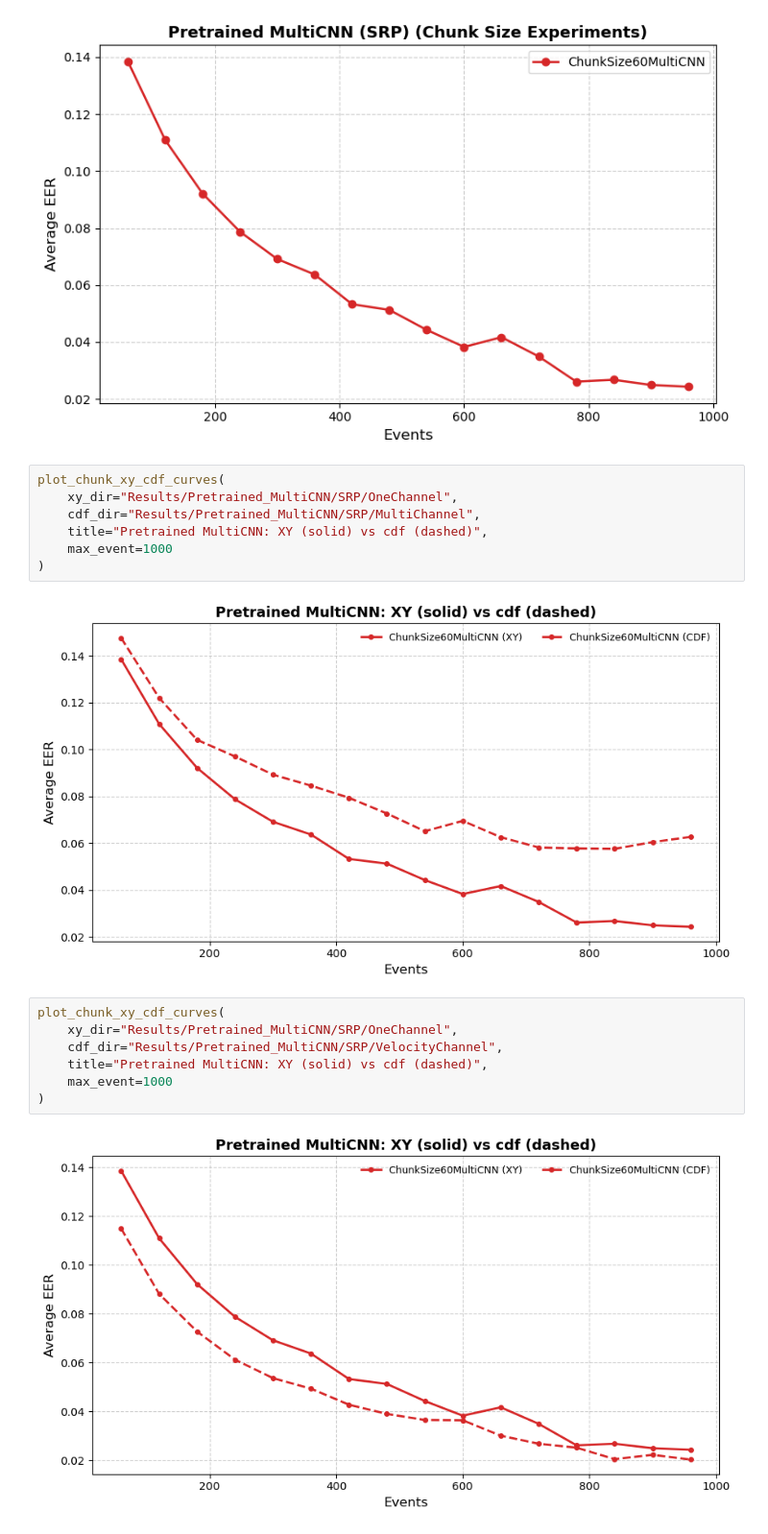
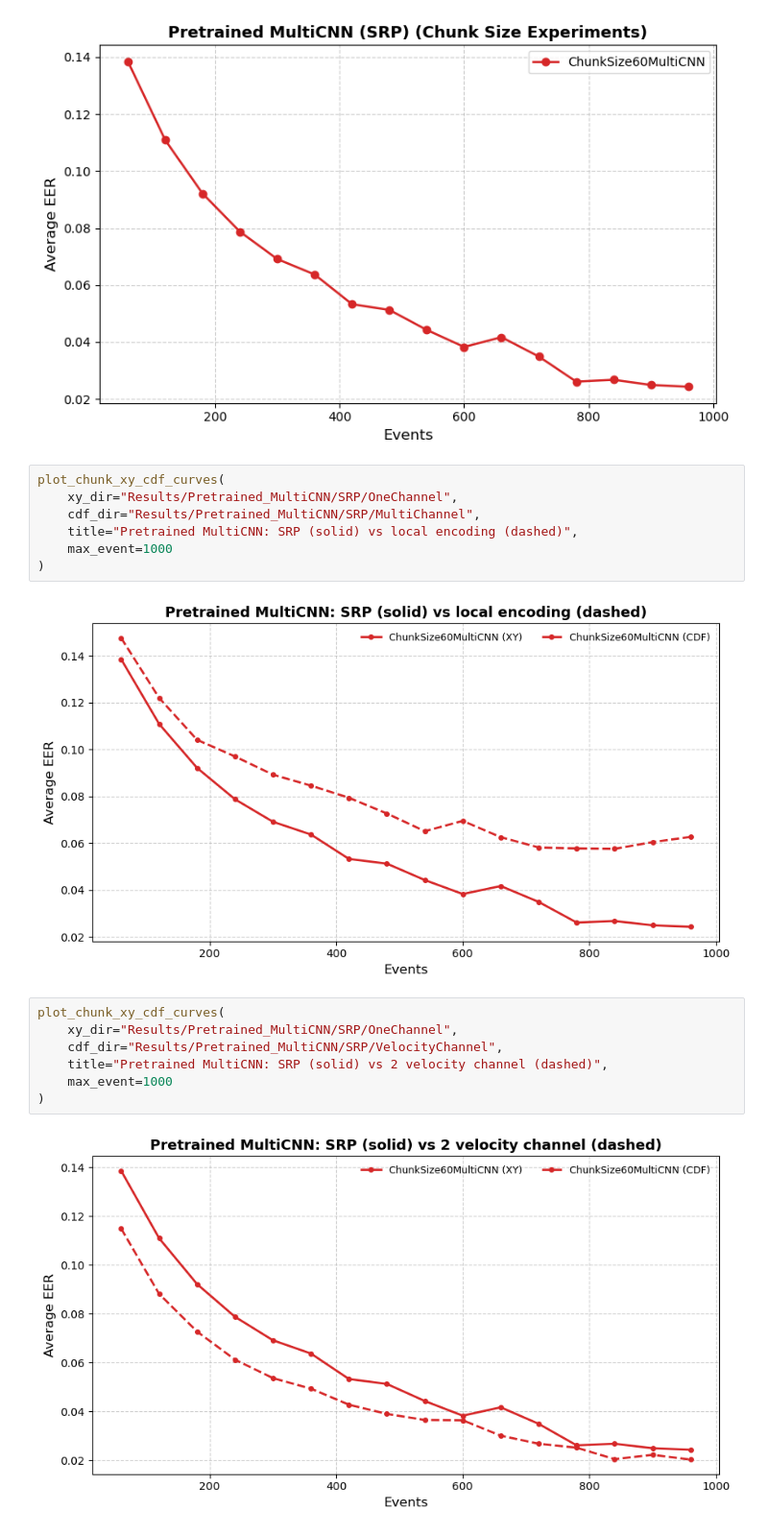
Before and after one commit to S-lijun/Mouse_Dynamics, a Jupyter notebook: Results_New.ipynb, the cells around one changed output. Shown at 96% size. Drawn from its saved outputs; the diff is of its cells as text.

```diff
--- a/Results_New.ipynb
+++ b/Results_New.ipynb
@@ -593,20 +593,20 @@ plot_chunk_json_curves("Results/Pretrained_MultiCNN/SRP/OneChannel", max_event=1
 plot_chunk_xy_cdf_curves(
     xy_dir="Results/Pretrained_MultiCNN/SRP/OneChannel",
     cdf_dir="Results/Pretrained_MultiCNN/SRP/MultiChannel",
-    title="Pretrained MultiCNN: XY (solid) vs cdf (dashed)",
+    title="Pretrained MultiCNN: SRP (solid) vs local encoding (dashed)",
     max_event=1000
 )
 # %% [output]
-[figure, old version]
+[figure, new version]
 # %%
 plot_chunk_xy_cdf_curves(
     xy_dir="Results/Pretrained_MultiCNN/SRP/OneChannel",
     cdf_dir="Results/Pretrained_MultiCNN/SRP/VelocityChannel",
-    title="Pretrained MultiCNN: XY (solid) vs cdf (dashed)",
+    title="Pretrained MultiCNN: SRP (solid) vs 2 velocity channel (dashed)",
     max_event=1000
 )
 # %% [output]
-[figure, old version]
+[figure, new version]
 # %%
 json_xy = "Results/Pretrained_MultiCNN/SRP/per-userOneChannel/ChunkSize60MultiCNN.json"
 json_cdf = "Results/Pretrained_MultiCNN/SRP/per-userVelocityChannel/ChunkSize60MultiCNN.json"
```
Also changed, not shown: parts of 6 cells of this notebook, 3 other files.
